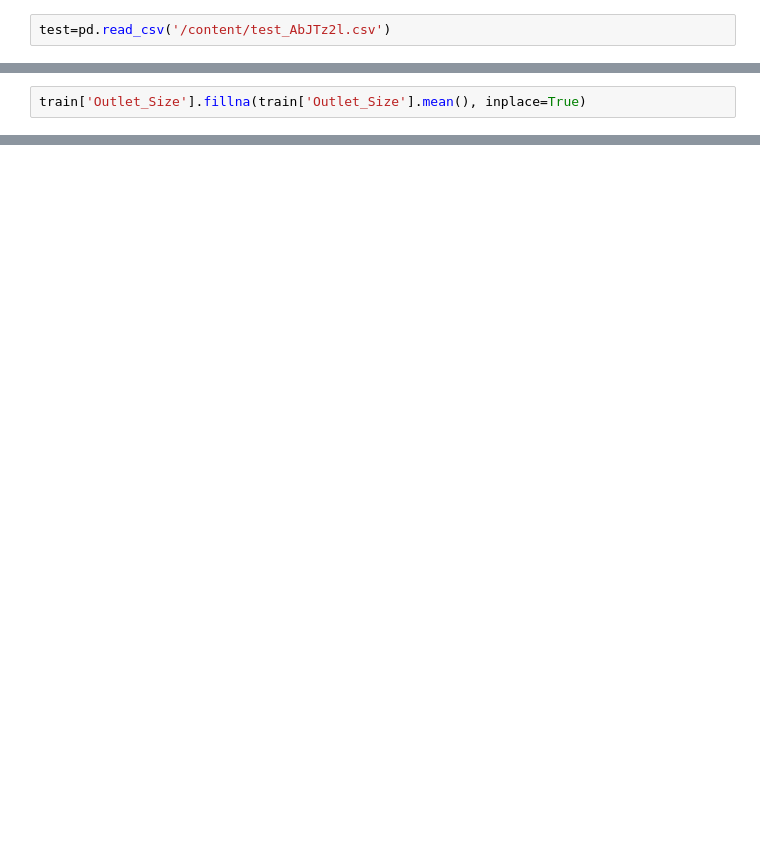
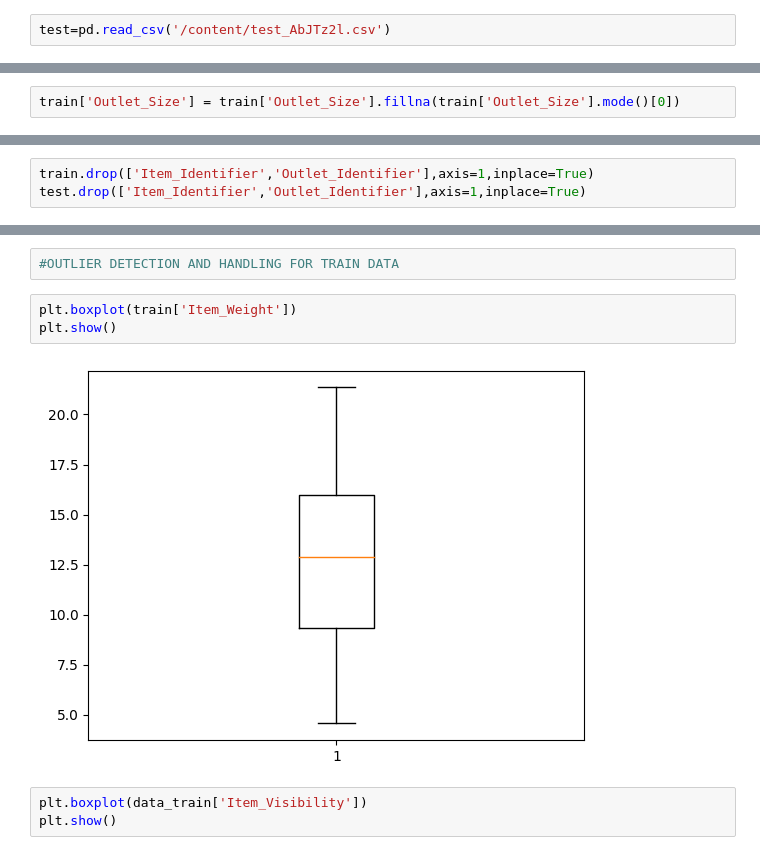
Before and after one commit to AngelB26/ICTAK, a Jupyter notebook: test.ipynb, the cells around one changed output, grey strips where cells are left out. Drawn from its saved outputs; the diff is of its cells as text; blank space fills up the shorter version.

```diff
--- a/test.ipynb
+++ b/test.ipynb
@@ -24,2 +111,2 @@ train['Item_Weight'].fillna(train['Item_Weight'].mean(), inplace=True)
 # %%
-train['Outlet_Size'].fillna(train['Outlet_Size'].mean(), inplace=True)
+train['Outlet_Size'] = train['Outlet_Size'].fillna(train['Outlet_Size'].mode()[0])
@@ -25,0 +168,3 @@ train['Outlet_Size'].fillna(train['Outlet_Size'].mean(), inplace=True)
+# %%
+train.drop(['Item_Identifier','Outlet_Identifier'],axis=1,inplace=True)
+test.drop(['Item_Identifier','Outlet_Identifier'],axis=1,inplace=True)
@@ -25,0 +203,10 @@ train['Outlet_Size'].fillna(train['Outlet_Size'].mean(), inplace=True)
+# %%
+#OUTLIER DETECTION AND HANDLING FOR TRAIN DATA
+# %%
+plt.boxplot(train['Item_Weight'])
+plt.show()
+# %% [output]
+[figure, added]
+# %%
+plt.boxplot(data_train['Item_Visibility'])
+plt.show()
```
Also changed, not shown: parts of 83 cells of this notebook.
